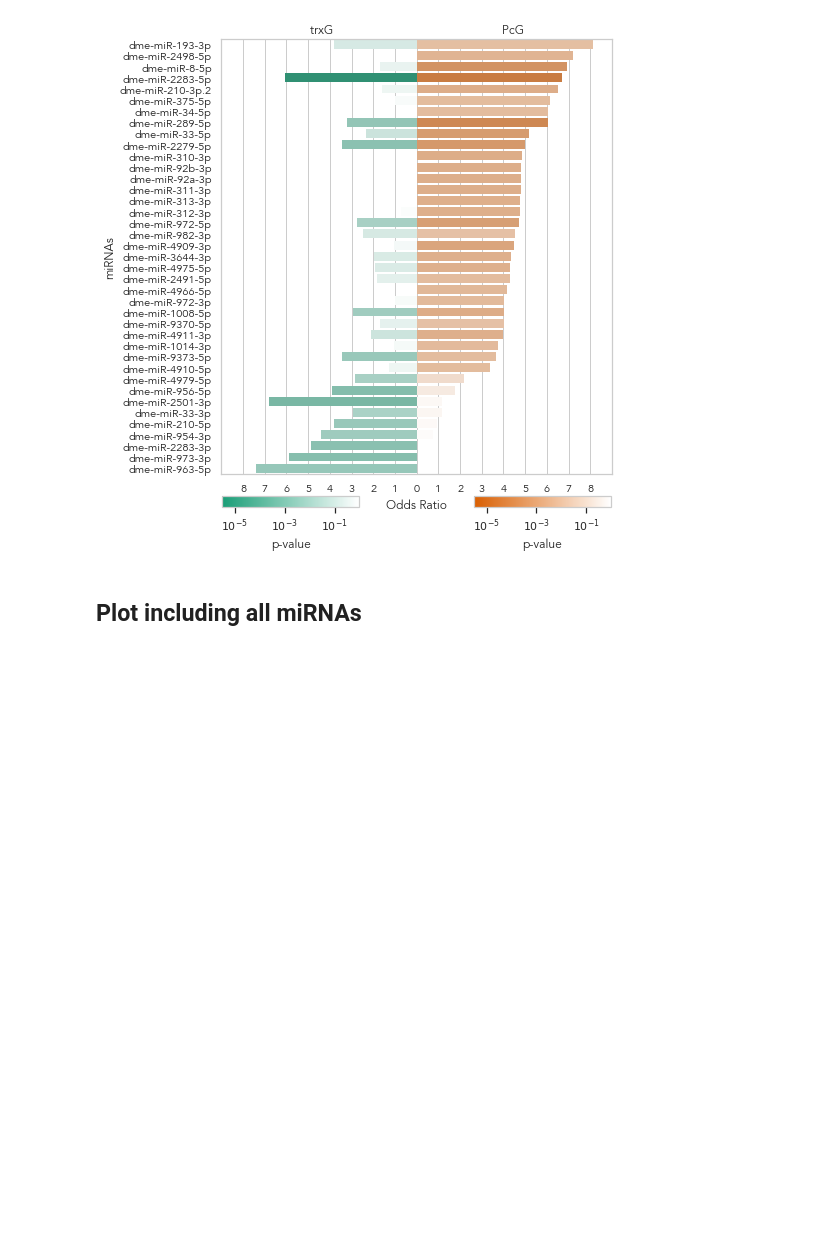
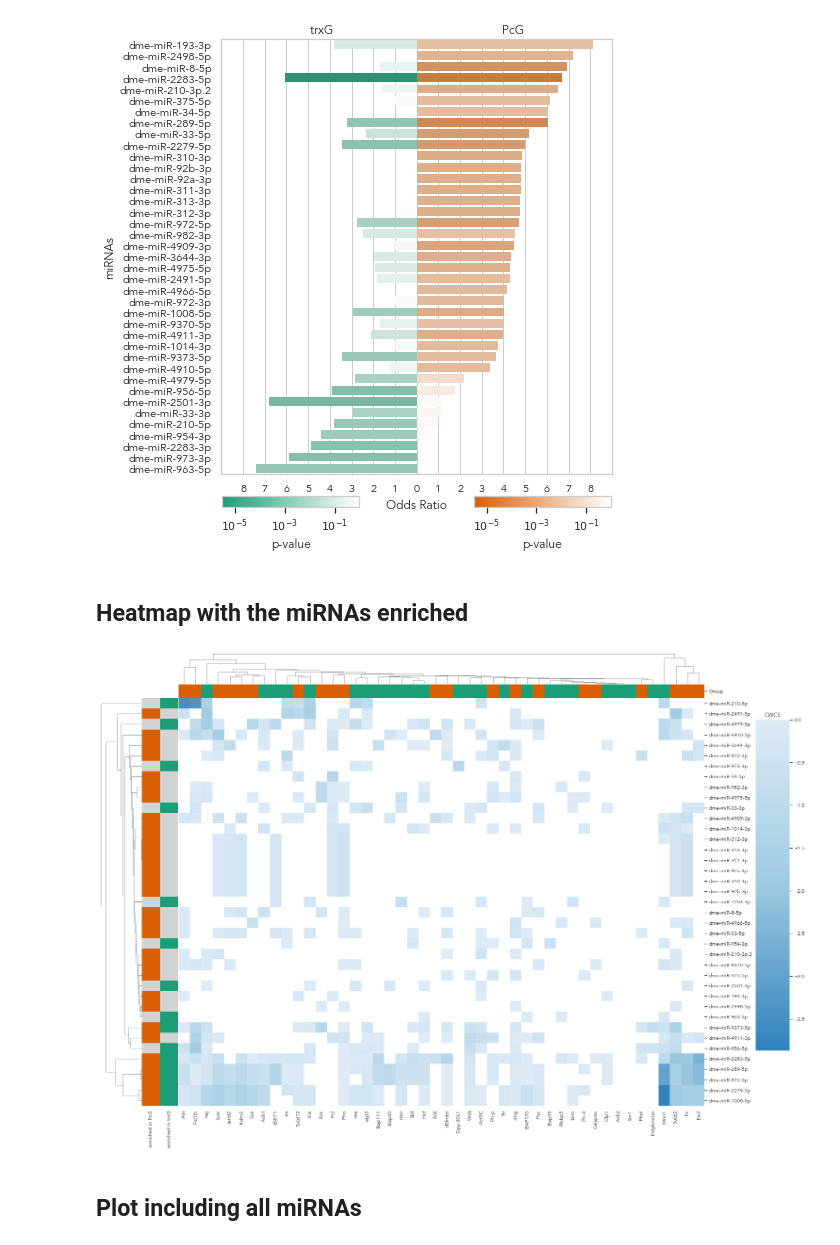
Before and after one commit to j-solor/Drosophila-miRNA-PcG-circuits, a Jupyter notebook: Analysis/Analysis.ipynb, the cells around one changed output. Saved outputs shown, nothing was run; the diff lists cells and outputs as text; code cells hidden in the pictures; blank space fills up the shorter version.

```diff
--- a/Analysis/Analysis.ipynb
+++ b/Analysis/Analysis.ipynb
@@ -438,6 +438,67 @@ ax.set_title("trxG" + 50*" " + "PcG")
 plt.savefig("plots/bestPcG_OR.png", dpi = 500, transparent = True, bbox_inches='tight')
 # %% [output]
 [figure]
+# %% [markdown]
+## Heatmap with the miRNAs enriched
+# %%
+mpl.rcParams['font.family'] = 'Avenir'
+
+# get PcG/trxG mRNAS
+PcGtrxG = np.concatenate([gene_sets["PcG"], gene_sets["trxG"]])
+
+# get CWCS from circuit miRNAs in PcG/trxG mRNAs
+to_heatmap = CWCS_matrix.loc[PcGtrxG,merged_enrch_subset.index]
+
+## Flybase ID to gene name & Group addition
+PcGtrxG_conversion = curated_pcgtrxg.loc[curated_pcgtrxg.ID.isin(PcGtrxG), ["Group","Name", "ID"]]
+PcGtrxG_conversion.drop_duplicates(inplace = True)
+flybaseIDtogenename = dict(zip(PcGtrxG_conversion.ID, PcGtrxG_conversion.Name))
+addGroup =  dict(zip(PcGtrxG_conversion.ID, PcGtrxG_conversion.Group))
+
+to_heatmap["gene_name"]= to_heatmap.index.map(flybaseIDtogenename)
+to_heatmap["Group"]= to_heatmap.index.map(addGroup)
+to_heatmap.set_index("gene_name", inplace = True)
+
+## Define row and column colors
+colorrow_Group = dict(zip(set(to_heatmap.Group), [trxG_color, PcG_color]))
+Grouprow_colors = to_heatmap.Group.map(colorrow_Group)
+
+colorcol_PcG = [["lightgrey", PcG_color][int(x)] for x in merged_enrch_subset[["hyper_pval_PcG"]].values.flatten() <= 0.01]
+colorcol_trxG = [["lightgrey", trxG_color][int(x)] for x in merged_enrch_subset[["hyper_pval_trxG"]].values.flatten() <= 0.01]
+
+
+## Clean heatmap and Transpose
+to_heatmap.drop(columns =["Group"], inplace = True)
+to_heatmap = to_heatmap.T
+
+
+# Clustermap
+mask = to_heatmap.isnull()
+clustermap = sns.clustermap(to_heatmap.fillna(0),
+                            cmap = generalcmp.reversed(),
+                            figsize=(20, 15),
+                            row_colors = [colorcol_PcG, colorcol_trxG],
+                            col_colors = Grouprow_colors,
+                            row_cluster=True,
+                            col_cluster=True,
+                            dendrogram_ratio=(.07, .07),
+                            cbar_pos=(.98, .2, .05, .65),
+                            mask = mask)
+
+# Aesthetics
+## labs and titles
+ax = clustermap.ax_heatmap
+ax.set_ylabel("")
+ax.set_xlabel("")
+clustermap.cax.set_title("CWCS", fontweight = "bold")
+clustermap.ax_row_colors.set_xticks([0.5, 1.5])
+clustermap.ax_row_colors.set_xticklabels(["enriched in PcG", "enriched in trxG"],rotation = 90)
+
+## export
+plt.savefig("plots/figure_CWCS_circuits.png", dpi = 200, transparent = True, bbox_inches='tight')
+plt.show()
+# %% [output]
+[figure, added]
 # %% [markdown]
 ## Plot including all miRNAs
 # %%
```
Also changed, not shown: parts of 2 cells of this notebook.
